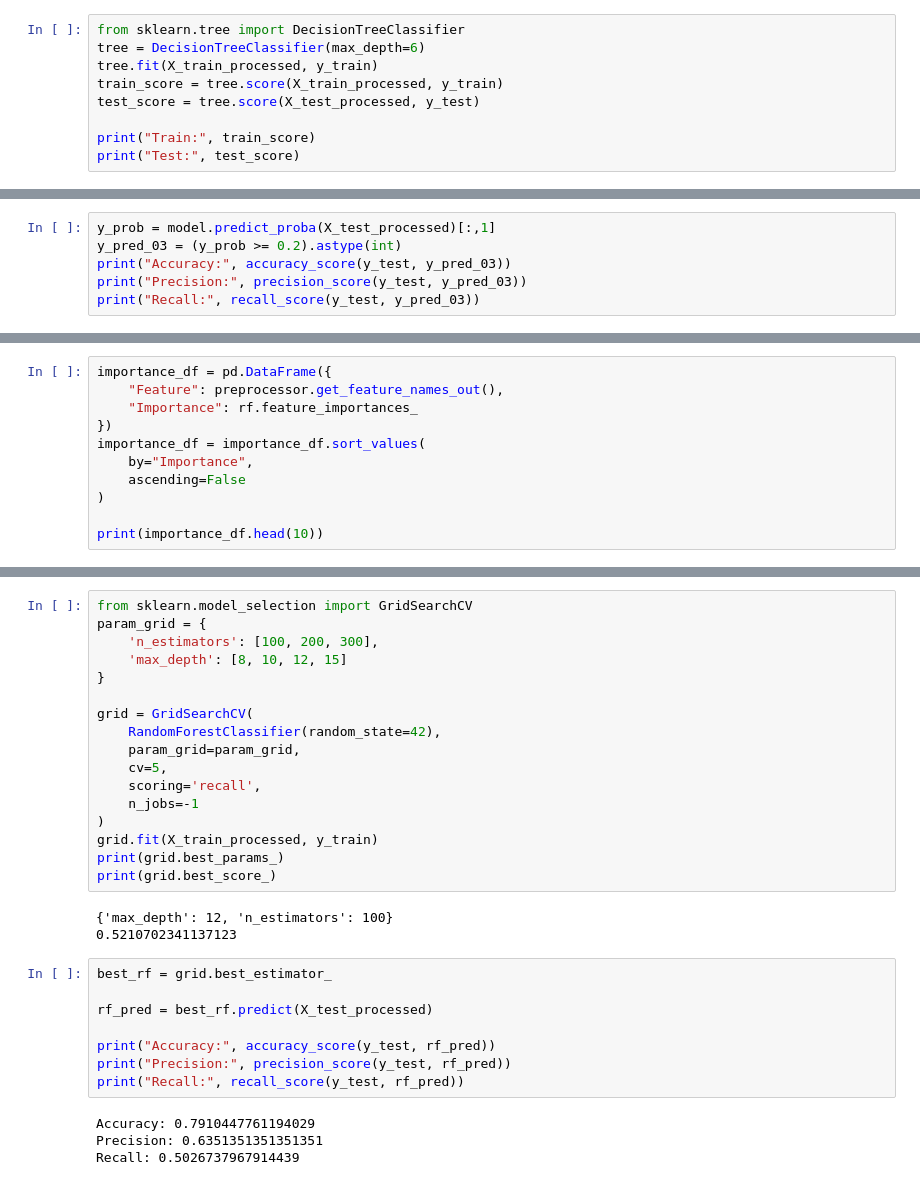
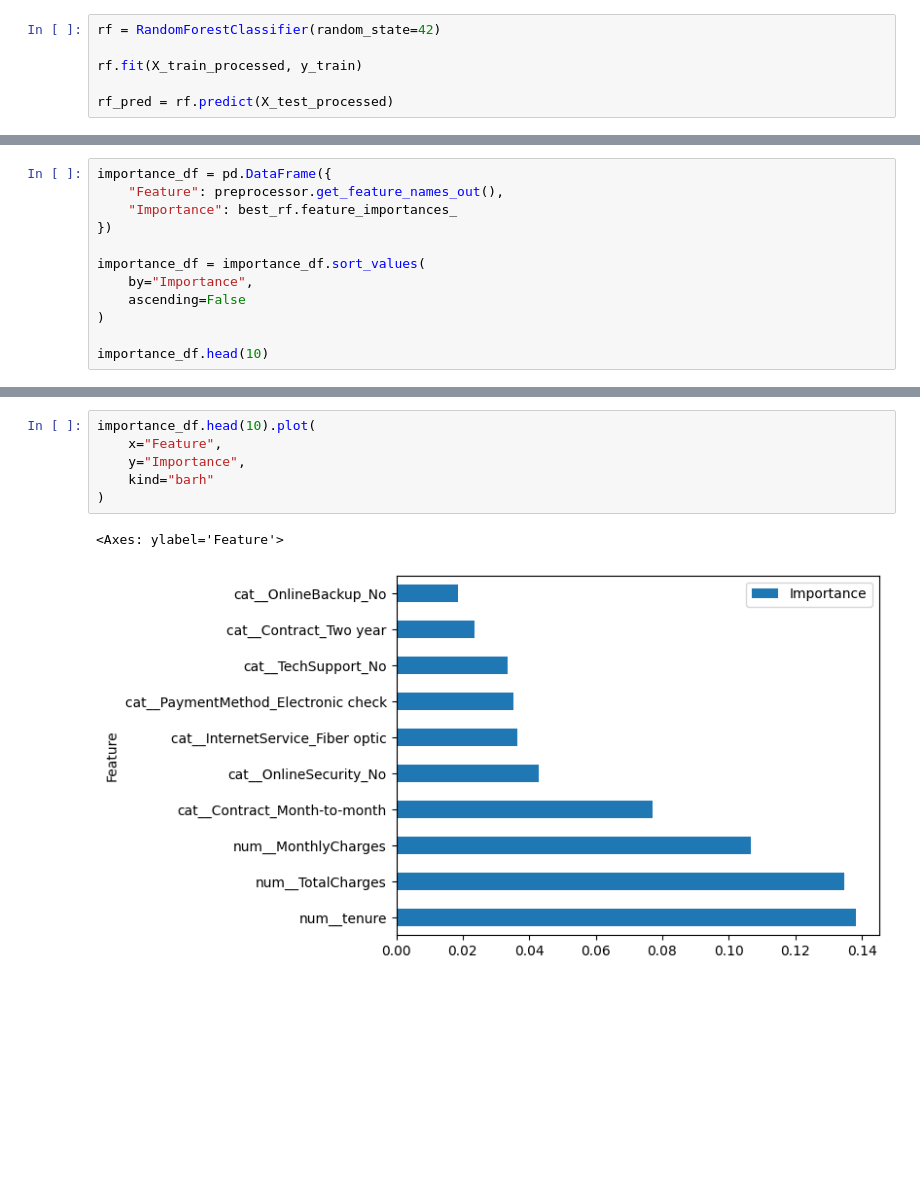
Before and after one commit to omkarbhube/customer-churn-prediction, a Jupyter notebook: prediction.ipynb, the cells around one changed output, grey strips where cells are left out. Saved outputs shown, nothing was run; the diff lists cells and outputs as text; blank space fills up the shorter version.

```diff
--- a/prediction.ipynb
+++ b/prediction.ipynb
@@ -211,9 +197,6 @@ Recall: 0.5721925133689839
 # %%
-from sklearn.tree import DecisionTreeClassifier
-tree = DecisionTreeClassifier(max_depth=6)
-tree.fit(X_train_processed, y_train)
-train_score = tree.score(X_train_processed, y_train)
-test_score = tree.score(X_test_processed, y_test)
+rf = RandomForestClassifier(random_state=42)
 
-print("Train:", train_score)
-print("Test:", test_score)
+rf.fit(X_train_processed, y_train)
+
+rf_pred = rf.predict(X_test_processed)
@@ -300,7 +242,13 @@ Recall: 0.5267379679144385
 # %%
-y_prob = model.predict_proba(X_test_processed)[:,1]
-y_pred_03 = (y_prob >= 0.2).astype(int)
-print("Accuracy:", accuracy_score(y_test, y_pred_03))
-print("Precision:", precision_score(y_test, y_pred_03))
-print("Recall:", recall_score(y_test, y_pred_03))
+importance_df = pd.DataFrame({
+    "Feature": preprocessor.get_feature_names_out(),
+    "Importance": best_rf.feature_importances_
+})
+
+importance_df = importance_df.sort_values(
+    by="Importance",
+    ascending=False
+)
+
+importance_df.head(10)
 # %% [output]
@@ -310,11 +265,0 @@ Recall: 0.8689839572192514
-# %%
-importance_df = pd.DataFrame({
-    "Feature": preprocessor.get_feature_names_out(),
-    "Importance": rf.feature_importances_
-})
-importance_df = importance_df.sort_values(
-    by="Importance",
-    ascending=False
-)
-
-print(importance_df.head(10))
@@ -349,32 +266,9 @@ Average Recall: 0.5471571906354515
-# %%
-from sklearn.model_selection import GridSearchCV
-param_grid = {
-    'n_estimators': [100, 200, 300],
-    'max_depth': [8, 10, 12, 15]
-}
-
-grid = GridSearchCV(
-    RandomForestClassifier(random_state=42),
-    param_grid=param_grid,
-    cv=5,
-    scoring='recall',
-    n_jobs=-1
-)
-grid.fit(X_train_processed, y_train)
-print(grid.best_params_)
-print(grid.best_score_)
-# %% [output]
-{'max_depth': 12, 'n_estimators': 100}
-0.5210702341137123
-# %%
-best_rf = grid.best_estimator_
-
-rf_pred = best_rf.predict(X_test_processed)
-
-print("Accuracy:", accuracy_score(y_test, rf_pred))
-print("Precision:", precision_score(y_test, rf_pred))
-print("Recall:", recall_score(y_test, rf_pred))
-# %% [output]
-Accuracy: 0.7910447761194029
-Precision: 0.6351351351351351
-Recall: 0.5026737967914439
+# %%
+importance_df.head(10).plot(
+    x="Feature",
+    y="Importance",
+    kind="barh"
+)
+# %% [output]
+<Axes: ylabel='Feature'>
+[figure, added]
```
Also changed, not shown: parts of 26 cells of this notebook.
